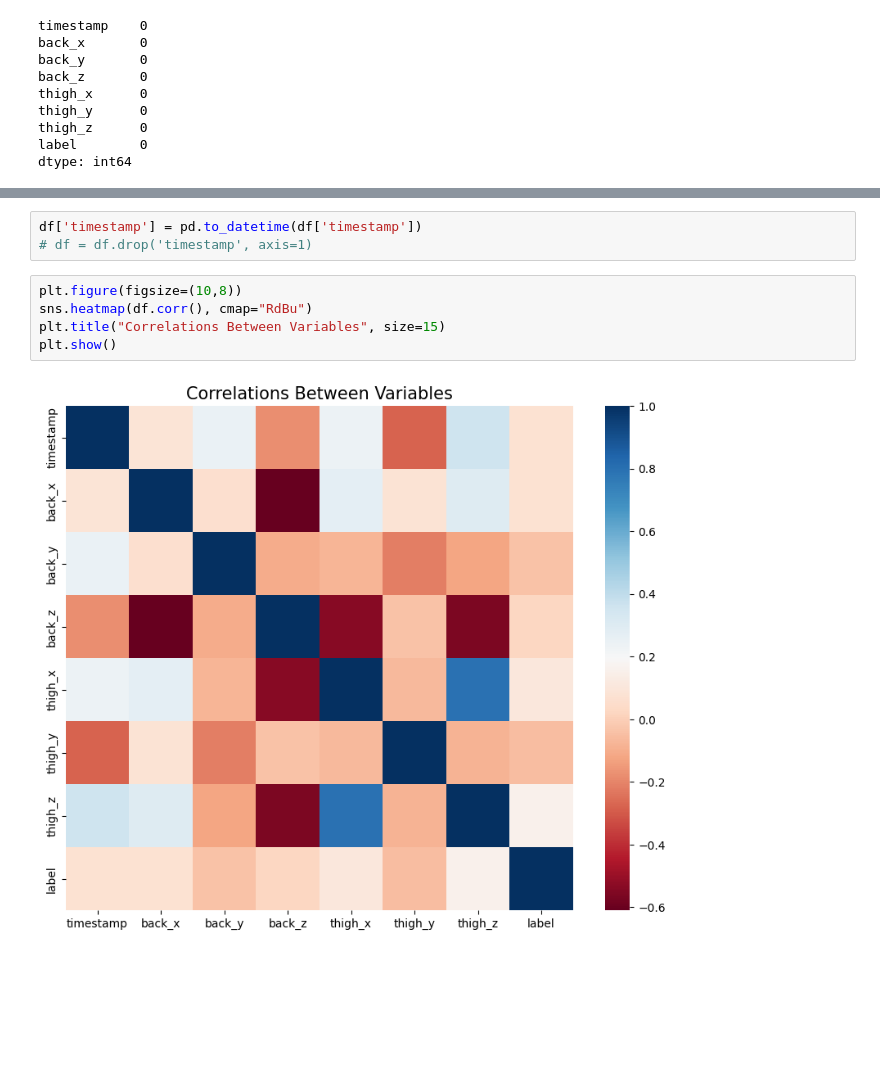
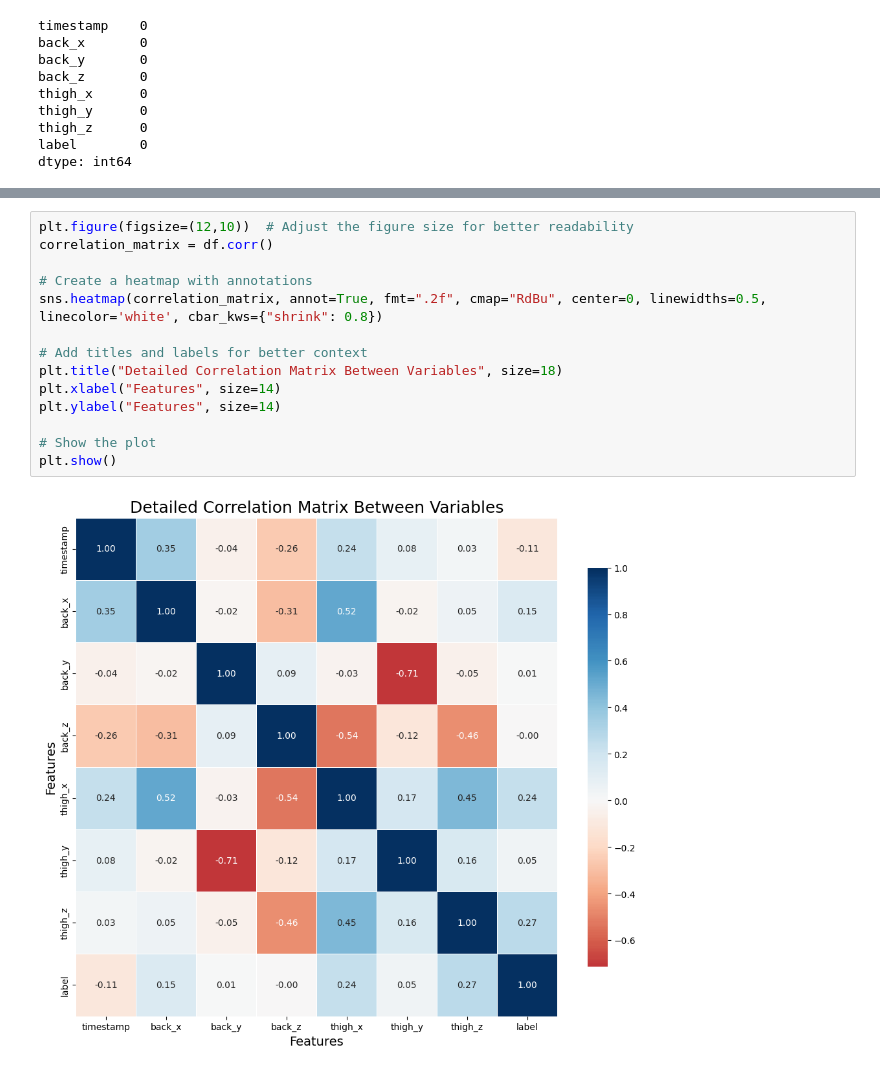
Before and after one commit to Hmzcck/Motion-Classification, a Jupyter notebook: ML.ipynb, the cells around one changed output, grey strips where cells are left out. Saved outputs shown, nothing was run; the diff lists cells and outputs as text; blank space fills up the shorter version.

```diff
--- a/ML.ipynb
+++ b/ML.ipynb
@@ -148,13 +178,19 @@ df.describe()
-# %%
-df['timestamp'] = pd.to_datetime(df['timestamp'])
-# df = df.drop('timestamp', axis=1)
-# %%
-plt.figure(figsize=(10,8))
-sns.heatmap(df.corr(), cmap="RdBu")
-plt.title("Correlations Between Variables", size=15)
-plt.show()
-# %% [output]
-[figure, removed]
+# %%
+plt.figure(figsize=(12,10))  # Adjust the figure size for better readability
+correlation_matrix = df.corr()
+
+# Create a heatmap with annotations
+sns.heatmap(correlation_matrix, annot=True, fmt=".2f", cmap="RdBu", center=0, linewidths=0.5, linecolor='white', cbar_kws={"shrink": 0.8})
+
+# Add titles and labels for better context
+plt.title("Detailed Correlation Matrix Between Variables", size=18)
+plt.xlabel("Features", size=14)
+plt.ylabel("Features", size=14)
+
+# Show the plot
+plt.show()
+# %% [output]
+[figure, added]
 # %%
 plt.figure(figsize=(15, 10))
 
```
Also changed, not shown: parts of 35 cells of this notebook, 17 other files.
